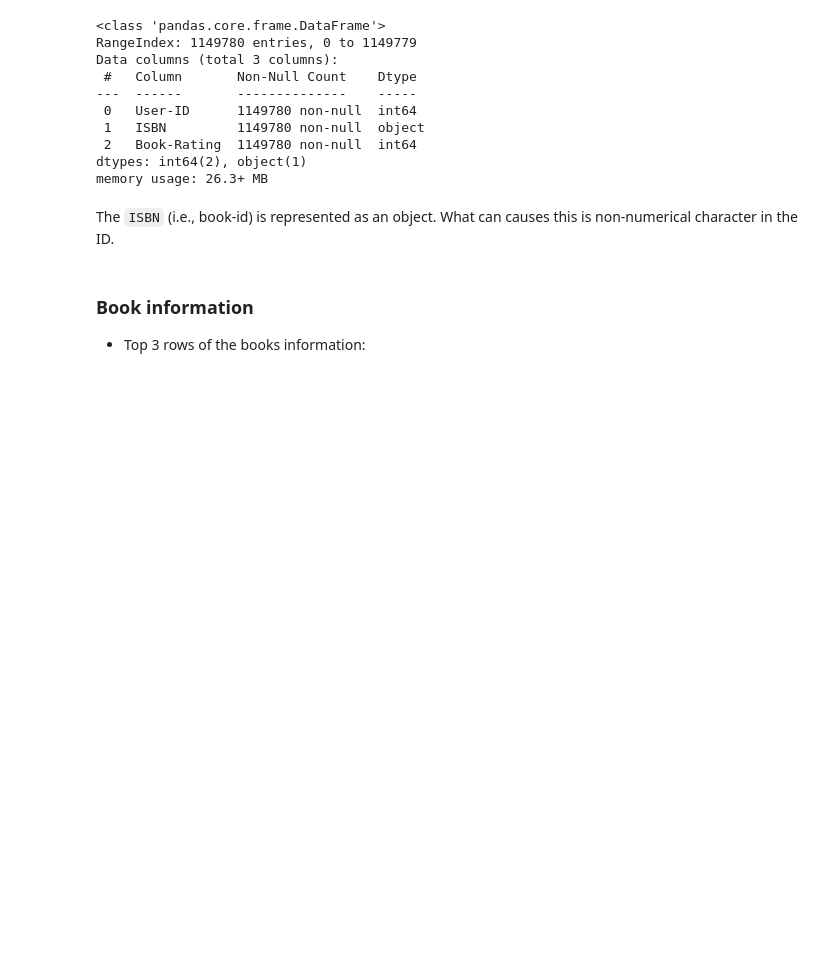
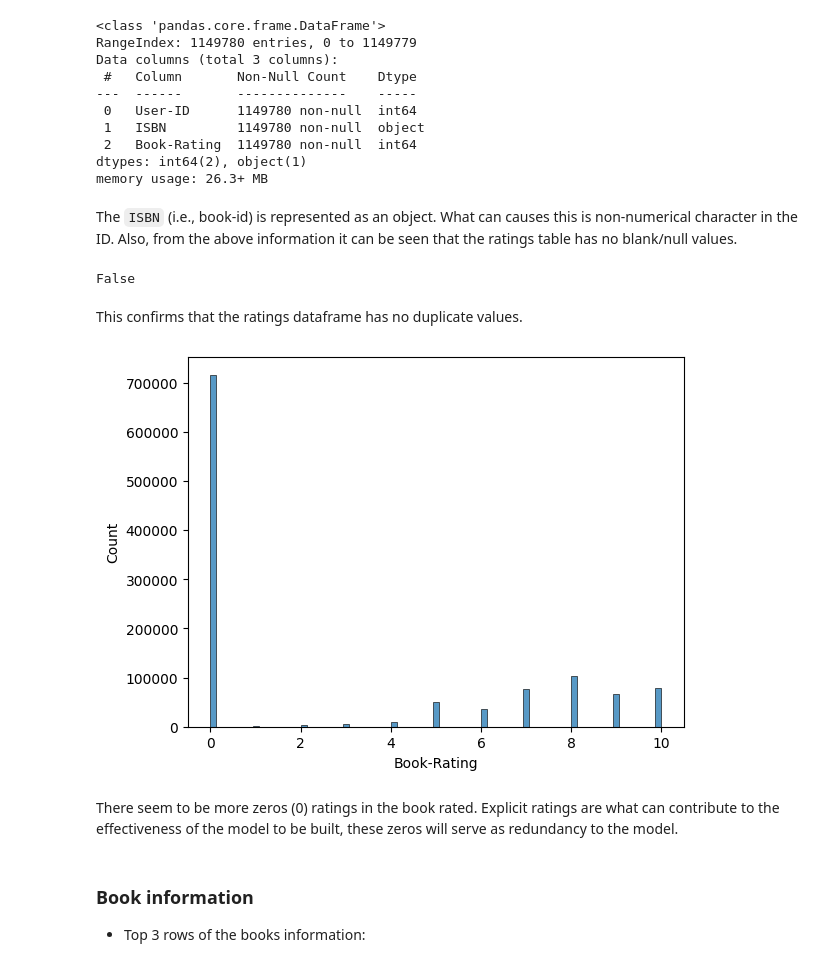
Before and after one commit to comsavvy/Book-recommendation-system-project, a Jupyter notebook: walkthrough.ipynb, the cells around one changed output. Cells and saved outputs as stored; diff of their text form; code cells hidden in the pictures; blank space fills up the shorter version.

```diff
--- a/walkthrough.ipynb
+++ b/walkthrough.ipynb
@@ -50,7 +51,19 @@ Data columns (total 3 columns):
 dtypes: int64(2), object(1)
 memory usage: 26.3+ MB
 # %% [markdown]
-The `ISBN` (i.e., book-id) is represented as an object. What can causes this is non-numerical character in the ID.
+The `ISBN` (i.e., book-id) is represented as an object. What can causes this is non-numerical character in the ID. Also, from the above information it can be seen that the ratings table has no blank/null values.
+# %%
+ratings.duplicated().any()
+# %% [output]
+False
+# %% [markdown]
+This confirms that the ratings dataframe has no duplicate values.
+# %%
+sns.histplot(ratings, x='Book-Rating');
+# %% [output]
+[figure, added]
+# %% [markdown]
+There seem to be more zeros (0) ratings in the book rated. Explicit ratings are what can contribute to the effectiveness of the model to be built, these zeros will serve as redundancy to the model.
 # %% [markdown]
 ### Book information
 * Top 3 rows of the books information:
```
Also changed, not shown: parts of 39 cells of this notebook.
